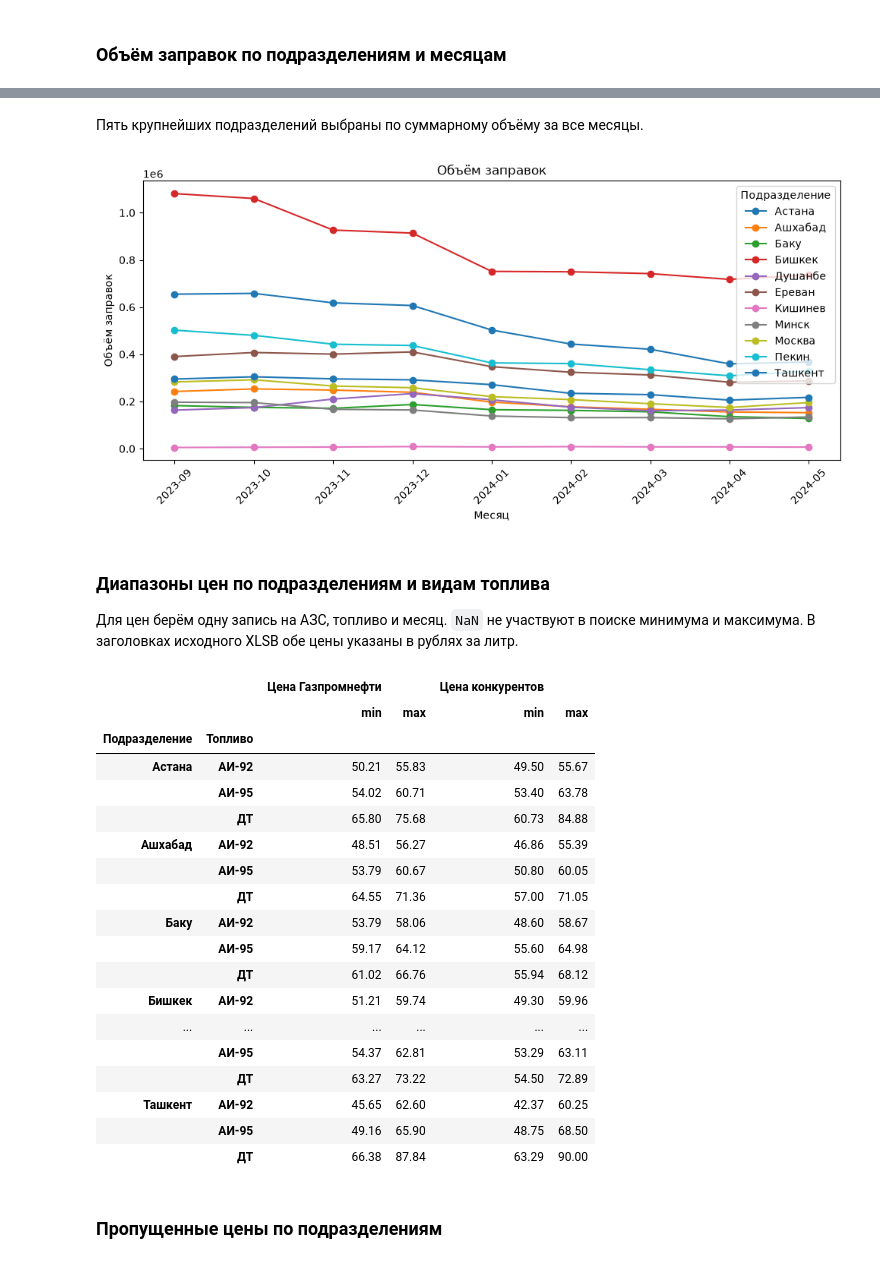
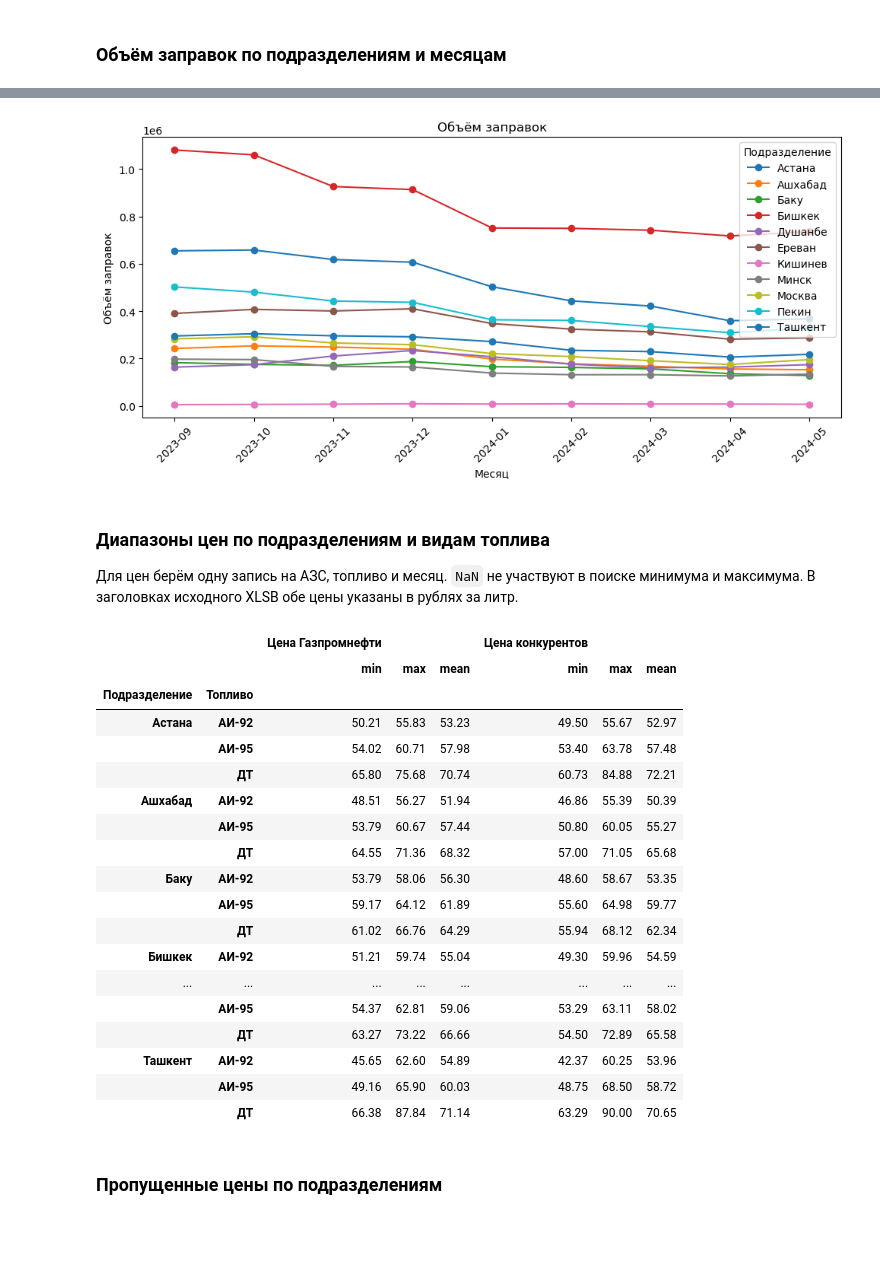
Before and after one commit to c-ch256/gpn-intelligence-cup-2026, a Jupyter notebook: notebooks/analyz.ipynb, the cells around one changed output, grey strips where cells are left out. Cells and saved outputs as stored; diff of their text form; code cells hidden in the pictures; blank space fills up the shorter version.

```diff
--- a/notebooks/analyz.ipynb
+++ b/notebooks/analyz.ipynb
@@ -1,7 +3,19 @@
+# %%
+df = pd.read_excel(
+    '../data/Кейс_Ретейл_и_маркетинг_Дополнительные_данные.xlsb',
+    sheet_name=0,
+    header=2,
+    engine='pyxlsb'
+)
+
+info = pd.read_excel(
+    '../data/Кейс_Ретейл_и_маркетинг_Дополнительные_данные.xlsb',
+    sheet_name=1,
+    engine='pyxlsb'
+)
 # %%
-import pandas as pd
-df = pd.read_excel('../data/Кейс_Ретейл и маркетинг_Дополнительные данные.xlsb', sheet_name=0, header=2)
-info = pd.read_excel('../data/Кейс_Ретейл и маркетинг_Дополнительные данные.xlsb', sheet_name=1)
+#df = pd.read_excel('../data/Кейс_Ретейл и маркетинг_Дополнительные данные.xlsb', sheet_name=0, header=2)
+#info = pd.read_excel('../data/Кейс_Ретейл и маркетинг_Дополнительные данные.xlsb', sheet_name=1)
 df = df.merge(
     info[['АЗС', 'Подразделение']],
     left_on='Основная АЗС заправки',
@@ -619,16 +649,0 @@ gap_summary.xs('До и после', level='Категория')[[
-# %%
-example_groups = pd.concat([
-    station_gaps.groupby('Категория', sort=False).head(1),
-    station_gaps
-]).drop_duplicates('Основная АЗС заправки').head(3)[station_keys]
-example_history = station_history.merge(example_groups, on=station_keys, validate='one_to_one')
-
-example_parts = []
-for month, gpn_col, competitor_col in zip(volume_cols, gpn_price_cols, competitor_price_cols):
-    example_month = example_history[station_keys + [gpn_col, competitor_col]].copy()
-    example_month.columns = station_keys + ['Цена Газпромнефти', 'Цена конкурентов']
-    example_month['Месяц'] = month
-    example_parts.append(example_month)
-
-example_prices = pd.concat(example_parts, ignore_index=True).sort_values(station_keys + ['Месяц'])
-example_prices[station_keys + ['Месяц', 'Цена Газпромнефти', 'Цена конкурентов']]
@@ -735,8 +712,6 @@ geo_volume
 | Москва | 283057.843 | 292031.779 | 265734.136 | 258650.687 | 220670.164 | 208157.193 | 190721.547 | 174730.591 | 195552.524 |
 | Пекин | 502405.910 | 480505.420 | 442872.390 | 437469.090 | 363757.530 | 360826.340 | 334767.150 | 309151.750 | 328905.030 |
 | Ташкент | 295224.950 | 304766.660 | 295997.290 | 291770.730 | 271557.490 | 234688.240 | 229103.130 | 206048.910 | 217689.760 |
-# %% [markdown]
-Пять крупнейших подразделений выбраны по суммарному объёму за все месяцы.
 # %%
 top_divisions = geo_volume.sum(axis=1).index
 geo_volume.loc[top_divisions].T.plot(marker='o', figsize=(10, 5))
@@ -747,7 +722,7 @@ plt.xticks(rotation=45)
 plt.tight_layout()
 plt.show()
 # %% [output]
-[figure, old version]
+[figure, new version]
 # %% [markdown]
 ### Диапазоны цен по подразделениям и видам топлива
 
@@ -766,28 +741,28 @@ geo_prices = pd.concat(geo_price_parts, ignore_index=True)
 # %%
 geo_price_ranges = geo_prices.groupby(['Подразделение', 'Топливо'])[[
     'Цена Газпромнефти', 'Цена конкурентов'
-]].agg(['min', 'max'])
+]].agg(['min', 'max', 'mean']).round(2)
 geo_price_ranges
 # %% [output]
-|  |  | Цена Газпромнефти |  | Цена конкурентов |  |
-|  |  | min | max | min | max |
-| Подразделение | Топливо |  |  |  |  |
-| Астана | АИ-92 | 50.21 | 55.83 | 49.50 | 55.67 |
-|  | АИ-95 | 54.02 | 60.71 | 53.40 | 63.78 |
-|  | ДТ | 65.80 | 75.68 | 60.73 | 84.88 |
-| Ашхабад | АИ-92 | 48.51 | 56.27 | 46.86 | 55.39 |
-|  | АИ-95 | 53.79 | 60.67 | 50.80 | 60.05 |
-|  | ДТ | 64.55 | 71.36 | 57.00 | 71.05 |
-| Баку | АИ-92 | 53.79 | 58.06 | 48.60 | 58.67 |
-|  | АИ-95 | 59.17 | 64.12 | 55.60 | 64.98 |
-|  | ДТ | 61.02 | 66.76 | 55.94 | 68.12 |
-| Бишкек | АИ-92 | 51.21 | 59.74 | 49.30 | 59.96 |
-| ... | ... | ... | ... | ... | ... |
-|  | АИ-95 | 54.37 | 62.81 | 53.29 | 63.11 |
-|  | ДТ | 63.27 | 73.22 | 54.50 | 72.89 |
-| Ташкент | АИ-92 | 45.65 | 62.60 | 42.37 | 60.25 |
-|  | АИ-95 | 49.16 | 65.90 | 48.75 | 68.50 |
-|  | ДТ | 66.38 | 87.84 | 63.29 | 90.00 |
+|  |  | Цена Газпромнефти |  |  | Цена конкурентов |  |  |
+|  |  | min | max | mean | min | max | mean |
+| Подразделение | Топливо |  |  |  |  |  |  |
+| Астана | АИ-92 | 50.21 | 55.83 | 53.23 | 49.50 | 55.67 | 52.97 |
+|  | АИ-95 | 54.02 | 60.71 | 57.98 | 53.40 | 63.78 | 57.48 |
+|  | ДТ | 65.80 | 75.68 | 70.74 | 60.73 | 84.88 | 72.21 |
+| Ашхабад | АИ-92 | 48.51 | 56.27 | 51.94 | 46.86 | 55.39 | 50.39 |
+|  | АИ-95 | 53.79 | 60.67 | 57.44 | 50.80 | 60.05 | 55.27 |
+|  | ДТ | 64.55 | 71.36 | 68.32 | 57.00 | 71.05 | 65.68 |
+| Баку | АИ-92 | 53.79 | 58.06 | 56.30 | 48.60 | 58.67 | 53.35 |
+|  | АИ-95 | 59.17 | 64.12 | 61.89 | 55.60 | 64.98 | 59.77 |
+|  | ДТ | 61.02 | 66.76 | 64.29 | 55.94 | 68.12 | 62.34 |
+| Бишкек | АИ-92 | 51.21 | 59.74 | 55.04 | 49.30 | 59.96 | 54.59 |
+| ... | ... | ... | ... | ... | ... | ... | ... |
+|  | АИ-95 | 54.37 | 62.81 | 59.06 | 53.29 | 63.11 | 58.02 |
+|  | ДТ | 63.27 | 73.22 | 66.66 | 54.50 | 72.89 | 65.58 |
+| Ташкент | АИ-92 | 45.65 | 62.60 | 54.89 | 42.37 | 60.25 | 53.96 |
+|  | АИ-95 | 49.16 | 65.90 | 60.03 | 48.75 | 68.50 | 58.72 |
+|  | ДТ | 66.38 | 87.84 | 71.14 | 63.29 | 90.00 | 70.65 |
 # %% [markdown]
 ### Пропущенные цены по подразделениям
 # %%
```
Also changed, not shown: parts of 97 cells of this notebook.
